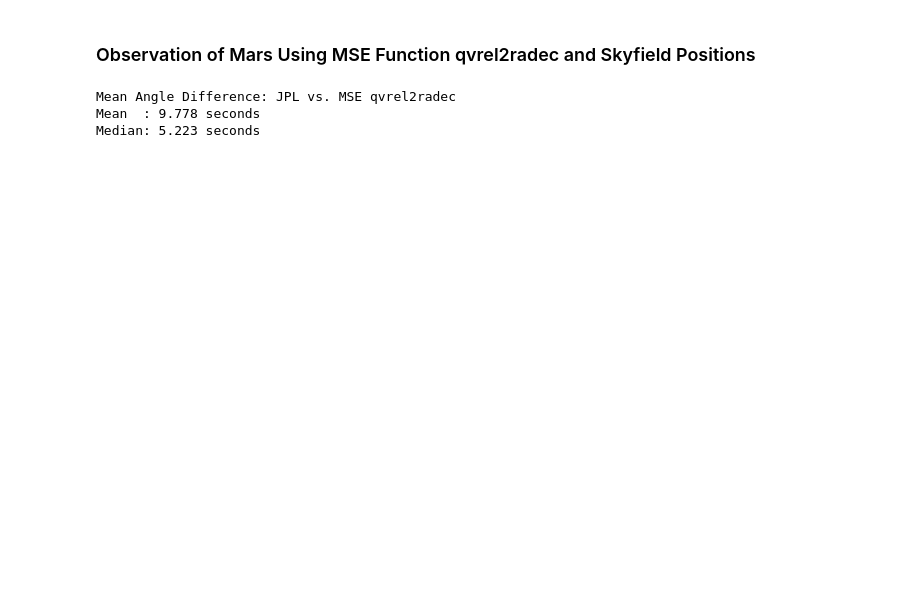
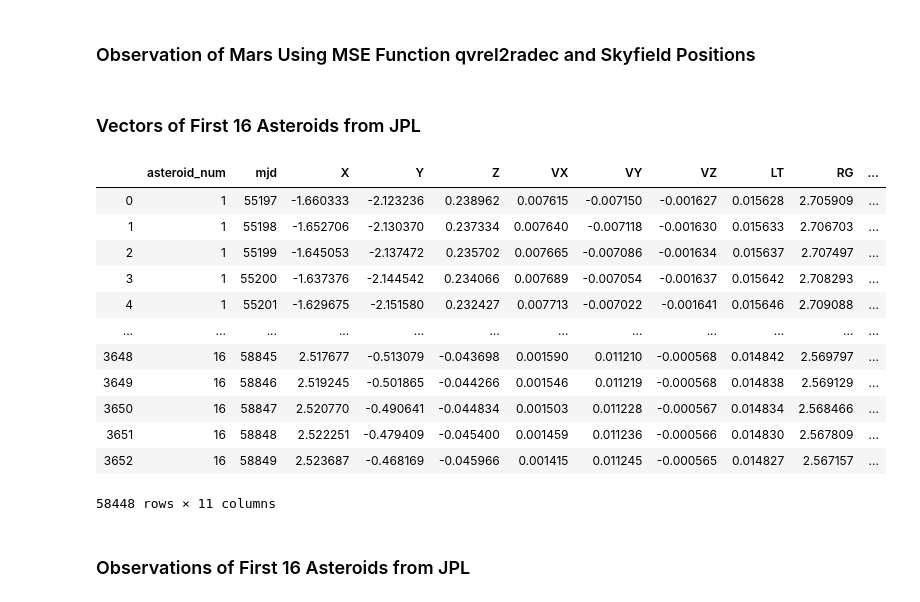
Before and after one commit to memanuel/kepler-sieve, a Jupyter notebook: src/RA_DEC_mars_series.ipynb, the cells around one changed output. Cells and saved outputs as stored; diff of their text form; code cells hidden in the pictures; blank space fills up the shorter version.

```diff
--- a/src/RA_DEC_mars_series.ipynb
+++ b/src/RA_DEC_mars_series.ipynb
@@ -287,12 +240,58 @@ diff_mse2 = radec_diff('JPL', 'MSE', ra1=ra_jpl, dec1=dec_jpl, ra2=ra_mse2, dec2
                      obstime_mjd=obstime_mjd, verbose=False)
 diff_mean = np.mean(diff_mse2)
 diff_median = np.median(diff_mse2)
+diff_max = np.max(diff_mse2)
 
 # Report results
 print(f'Mean Angle Difference: JPL vs. MSE qvrel2radec')
-print(f'Mean  : {diff_mean:5.3f} seconds')
-print(f'Median: {diff_median:5.3f} seconds')
+print(f'Mean  : {diff_mean:6.3f} seconds')
+print(f'Median: {diff_median:6.3f} seconds')
+print(f'Max   : {diff_max:6.3f} seconds')
-# %% [output]
-Mean Angle Difference: JPL vs. MSE qvrel2radec
-Mean  : 9.778 seconds
-Median: 5.223 seconds
+# %% [markdown]
+### Vectors of First 16 Asteroids from JPL
+# %%
+def add_mjd_astnum_col(df, asteroid_num: int):
+    """Add a new columns to a DataFrame with the Asteroid number and MJD"""
+    # Add column for asteroid_num
+    df['asteroid_num'] = asteroid_num
+    # Add column for mjd
+    df['mjd'] = (df['JulianDate'] - 2400000.5).astype(np.int32)
+    # Order columns
+    columns = df.columns.tolist()
+    n_col = len(columns)
+    columns_new = columns[n_col-2:n_col] + columns[2:n_col-2]
+    df = df[columns_new]
+    return df
+# %%
+# List of dataframes; one per asteroid
+df_ast_list = []
+
+# Load the JPL position of asteroids one at a time
+for j in range(1, 17):
+    # print(j)
+    df_ast_j = pd.read_csv(f'../data/jpl/testing/vectors-asteroid-{j:03d}.txt', index_col=False)
+    # Add columns for the asteroid_num and mjd
+    df_ast_j = add_mjd_astnum_col(df_ast_j, j)
+    # Add this to list of frames
+    df_ast_list.append(df_ast_j)
+
+# Concatenate dataframes
+df_ast = pd.concat(df_ast_list)
+# %%
+ df_ast
+# %% [output]
+|  | asteroid_num | mjd | X | Y | Z | VX | VY | VZ | LT | RG | ... |
+| 0 | 1 | 55197 | -1.660333 | -2.123236 | 0.238962 | 0.007615 | -0.007150 | -0.001627 | 0.015628 | 2.705909 | ... |
+| 1 | 1 | 55198 | -1.652706 | -2.130370 | 0.237334 | 0.007640 | -0.007118 | -0.001630 | 0.015633 | 2.706703 | ... |
+| 2 | 1 | 55199 | -1.645053 | -2.137472 | 0.235702 | 0.007665 | -0.007086 | -0.001634 | 0.015637 | 2.707497 | ... |
+| 3 | 1 | 55200 | -1.637376 | -2.144542 | 0.234066 | 0.007689 | -0.007054 | -0.001637 | 0.015642 | 2.708293 | ... |
+| 4 | 1 | 55201 | -1.629675 | -2.151580 | 0.232427 | 0.007713 | -0.007022 | -0.001641 | 0.015646 | 2.709088 | ... |
+| ... | ... | ... | ... | ... | ... | ... | ... | ... | ... | ... | ... |
+| 3648 | 16 | 58845 | 2.517677 | -0.513079 | -0.043698 | 0.001590 | 0.011210 | -0.000568 | 0.014842 | 2.569797 | ... |
+| 3649 | 16 | 58846 | 2.519245 | -0.501865 | -0.044266 | 0.001546 | 0.011219 | -0.000568 | 0.014838 | 2.569129 | ... |
+| 3650 | 16 | 58847 | 2.520770 | -0.490641 | -0.044834 | 0.001503 | 0.011228 | -0.000567 | 0.014834 | 2.568466 | ... |
+| 3651 | 16 | 58848 | 2.522251 | -0.479409 | -0.045400 | 0.001459 | 0.011236 | -0.000566 | 0.014830 | 2.567809 | ... |
+| 3652 | 16 | 58849 | 2.523687 | -0.468169 | -0.045966 | 0.001415 | 0.011245 | -0.000565 | 0.014827 | 2.567157 | ... |
+58448 rows × 11 columns
+# %% [markdown]
+### Observations of First 16 Asteroids from JPL
```
Also changed, not shown: parts of 12 cells of this notebook, 39 other files.
